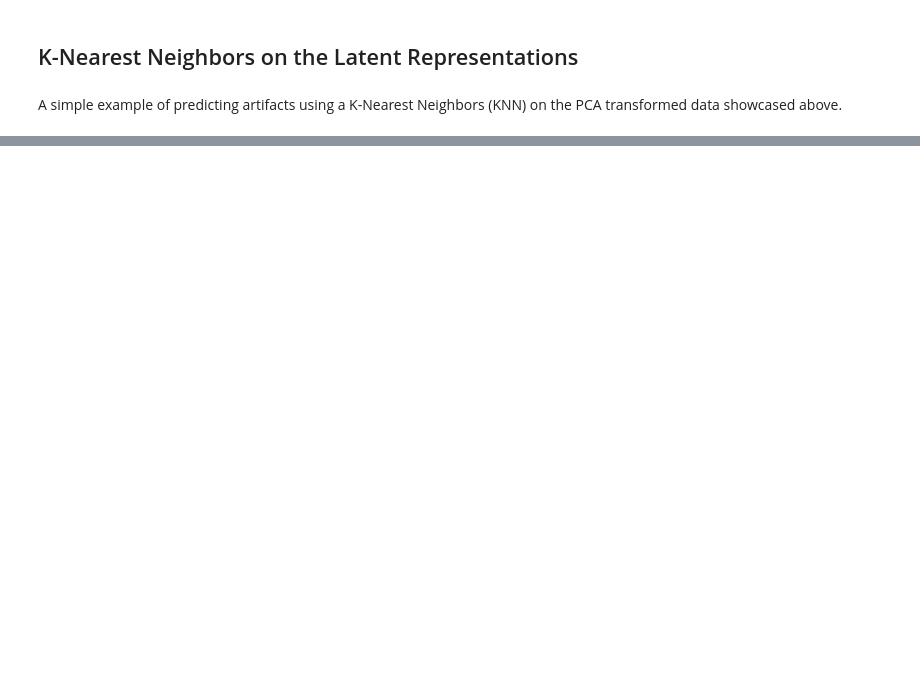
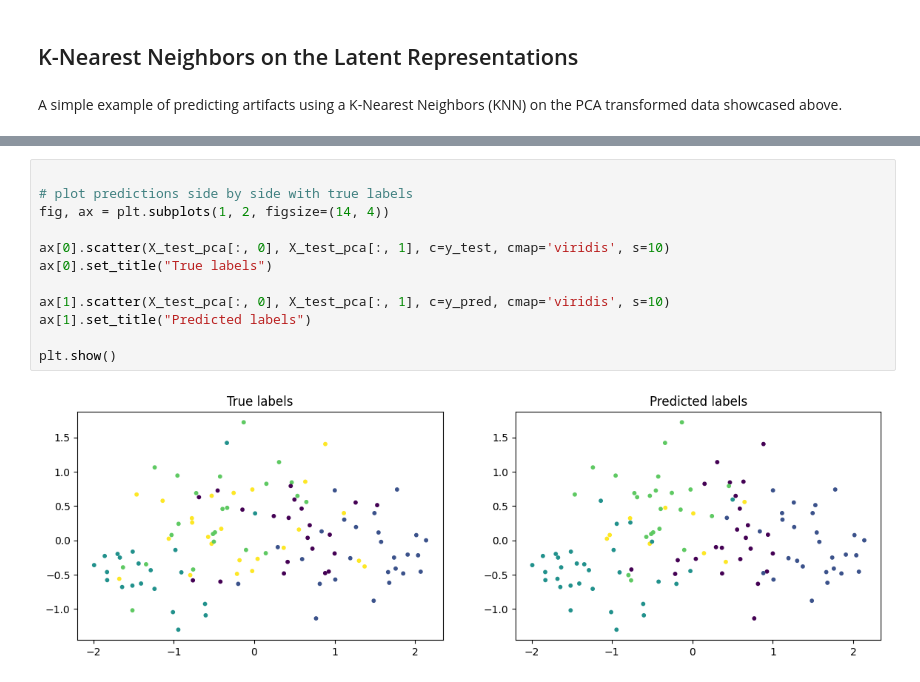
Before and after one commit to gjoelbye/GoogleBrainCaptureHackathon, a Jupyter notebook: generate_latent_representations.ipynb, the cells around one changed output, grey strips where cells are left out. Cells and saved outputs as stored; diff of their text form; blank space fills up the shorter version.

```diff
--- a/generate_latent_representations.ipynb
+++ b/generate_latent_representations.ipynb
@@ -228,0 +225,14 @@ plt.show()
+# %%
+
+# plot predictions side by side with true labels
+fig, ax = plt.subplots(1, 2, figsize=(14, 4))
+
+ax[0].scatter(X_test_pca[:, 0], X_test_pca[:, 1], c=y_test, cmap='viridis', s=10)
+ax[0].set_title("True labels")
+
+ax[1].scatter(X_test_pca[:, 0], X_test_pca[:, 1], c=y_pred, cmap='viridis', s=10)
+ax[1].set_title("Predicted labels")
+
+plt.show()
+# %% [output]
+[figure, added]
```
Also changed, not shown: parts of 5 cells of this notebook, 1 other file.
